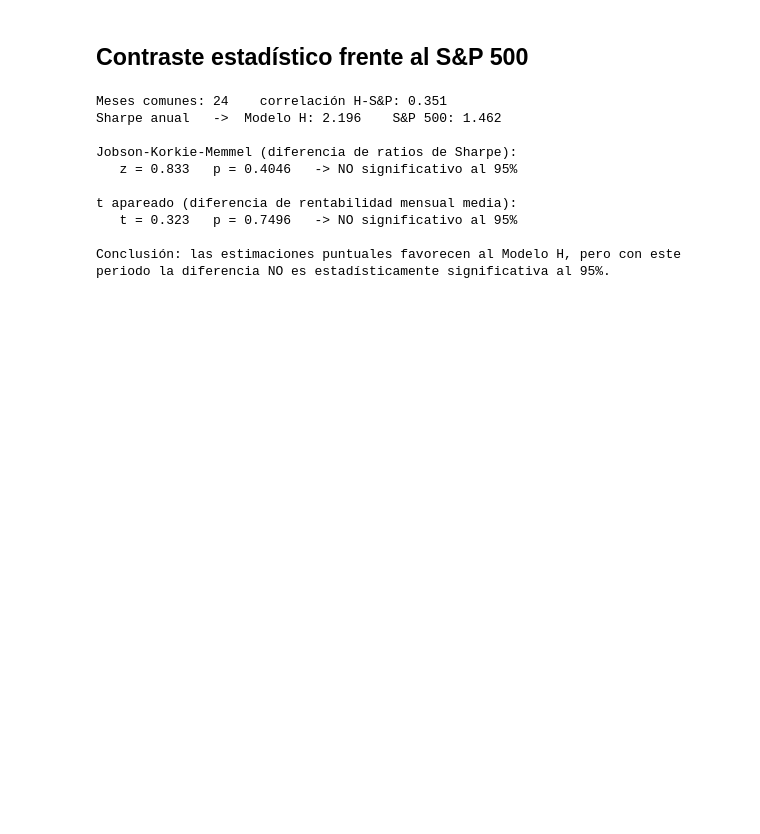
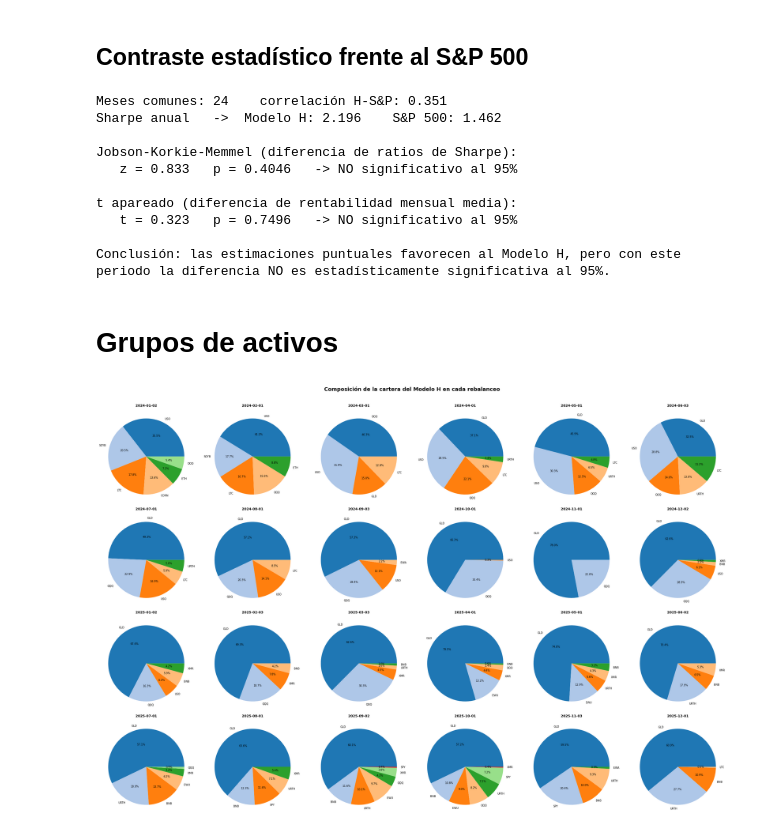
Before and after one commit to santurio928/Optimization-Model, a Jupyter notebook: Modelo-Optimizacion.ipynb, the cells around one changed output. Cells and saved outputs as stored; diff of their text form; code cells hidden in the pictures; blank space fills up the shorter version.

```diff
--- a/Modelo-Optimizacion.ipynb
+++ b/Modelo-Optimizacion.ipynb
@@ -1782,6 +1783,7 @@ modelos = {
 # %% [markdown]
 #  Procedimiento de contraste
 # %%
+#Tabla 4.1
 def ejecutar_backtest(rentabilidad_log, lookback, freq, window_type="rolling",
                       coste_bps=COSTE_BPS, aportacion_mensual_pct=APORTACION_MENSUAL_PCT,
                       capital_inicial=CAPITAL_INICIAL, rf=rf_anual,
@@ -1793,11 +1795,12 @@ def ejecutar_backtest(rentabilidad_log, lookback, freq, window_type="rolling",
     if meses_test < min_test_months:
         raise ValueError(f"Quedarían solo {meses_test} meses de test (mínimo exigido: {min_test_months}).")
 
-    # Aportación mensual CONSTANTE en euros = (porcentaje) x (capital inicial C0).
+    # Aportación mensual CONSTANTE (porcentaje) x (capital inicial C0).
     aportacion_mensual = aportacion_mensual_pct * capital_inicial
 
     valor = capital_inicial            # C0: aportación inicial que constituye la cartera
     curva_partes, log_rebalanceos, retornos_mensuales = [], [], []
+    pesos_historicos = {}
     pesos_actuales = None
 
     for k, i_reb in enumerate(indices_rebalanceo):
@@ -1806,6 +1809,7 @@ def ejecutar_backtest(rentabilidad_log, lookback, freq, window_type="rolling",
         fechas_train = rentabilidad_log.index[meses_periodo.isin(meses_train)]
         pesos_nuevos = pesos_markowitz(rentabilidad_log.loc[fechas_train], rf=rf)
         fecha_reb    = rentabilidad_log.index[meses_periodo == meses_unicos[i_reb]][0]
+        pesos_historicos[fecha_reb] = pesos_nuevos
 
         if pesos_actuales is None:
             # Constitución de la cartera con el capital inicial C0 (aportación inicial).
@@ -1849,6 +1853,7 @@ def ejecutar_backtest(rentabilidad_log, lookback, freq, window_type="rolling",
         "curva": curva,
         "retornos_mensuales": retornos_mensuales,
         "log_rebalanceos": pd.DataFrame(log_rebalanceos),
+        "pesos_historicos": pesos_historicos,
         "metricas": {
             "Rentabilidad anual neta": rent_anual,
             "Volatilidad anual": vol_anual,
@@ -2183,3 +2191,5 @@ t apareado (diferencia de rentabilidad mensual media):
 
 Conclusión: las estimaciones puntuales favorecen al Modelo H, pero con este
 periodo la diferencia NO es estadísticamente significativa al 95%.
+# %% [markdown]
+# Grupos de activos
@@ -2185,0 +2206,36 @@ periodo la diferencia NO es estadísticamente significativa al 95%.
+# %%
+res_h = resultados["H - Mensual (36m)"]
+pesos_h = res_h["pesos_historicos"]   # dict {fecha: pd.Series de pesos}
+
+fechas_reb = sorted(pesos_h.keys())
+n_rebalanceos = len(fechas_reb)
+
+# Una fila de gráficos por cada rebalanceo (6 por fila para no saturar)
+cols = 6
+filas = -(-n_rebalanceos // cols)    # división entera hacia arriba
+
+fig, axes = plt.subplots(filas, cols, figsize=(cols * 4, filas * 4))
+axes = axes.flatten()
+
+paleta_activos = plt.cm.tab20.colors
+
+for idx, fecha in enumerate(fechas_reb):
+    pesos = pesos_h[fecha]
+    pesos = pesos[pesos > 0.001].sort_values(ascending=False)
+
+    colores_pie = [paleta_activos[i % len(paleta_activos)] for i in range(len(pesos))]
+
+    axes[idx].pie(pesos.values, labels=pesos.index, autopct="%1.1f%%",
+                  colors=colores_pie, textprops={"fontsize": 7})
+    axes[idx].set_title(str(fecha.date()), fontsize=9, fontweight="bold")
+
+# Ocultar ejes sobrantes si n_rebalanceos no es múltiplo de cols
+for j in range(n_rebalanceos, len(axes)):
+    axes[j].set_visible(False)
+
+fig.suptitle("Composición de la cartera del Modelo H en cada rebalanceo",
+             fontsize=14, fontweight="bold", y=1.01)
+plt.tight_layout()
+plt.show()
+# %% [output]
+[figure, added]
```
Also changed, not shown: parts of 30 cells of this notebook.
